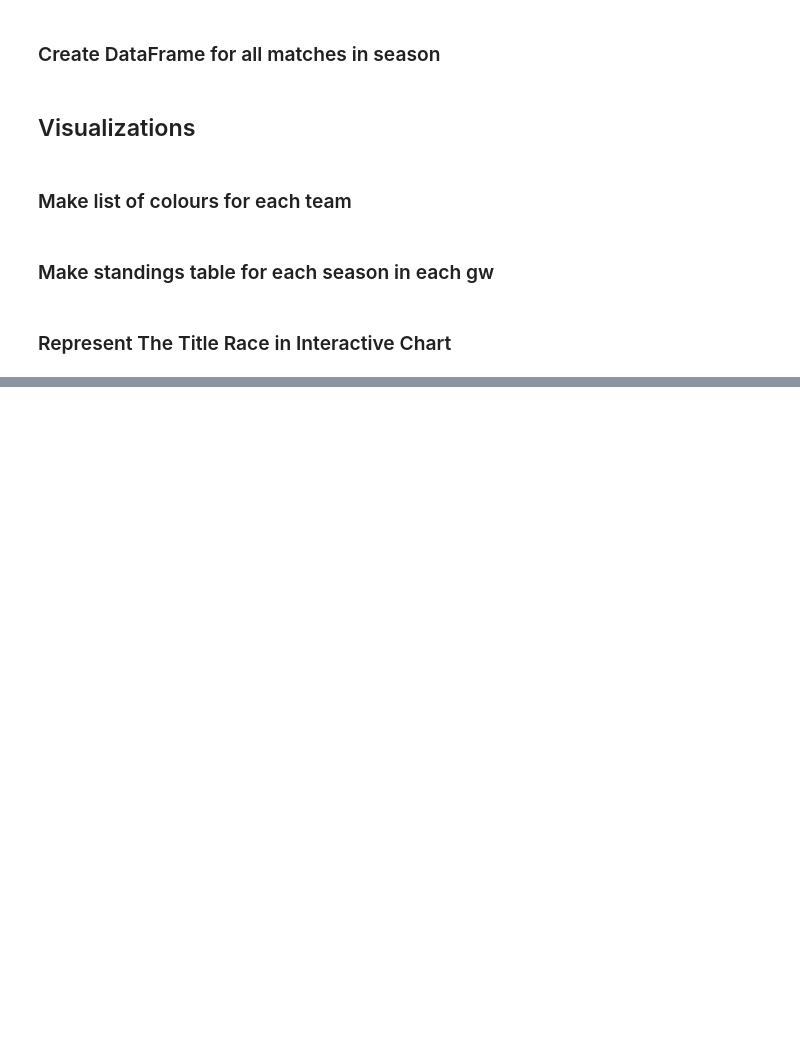
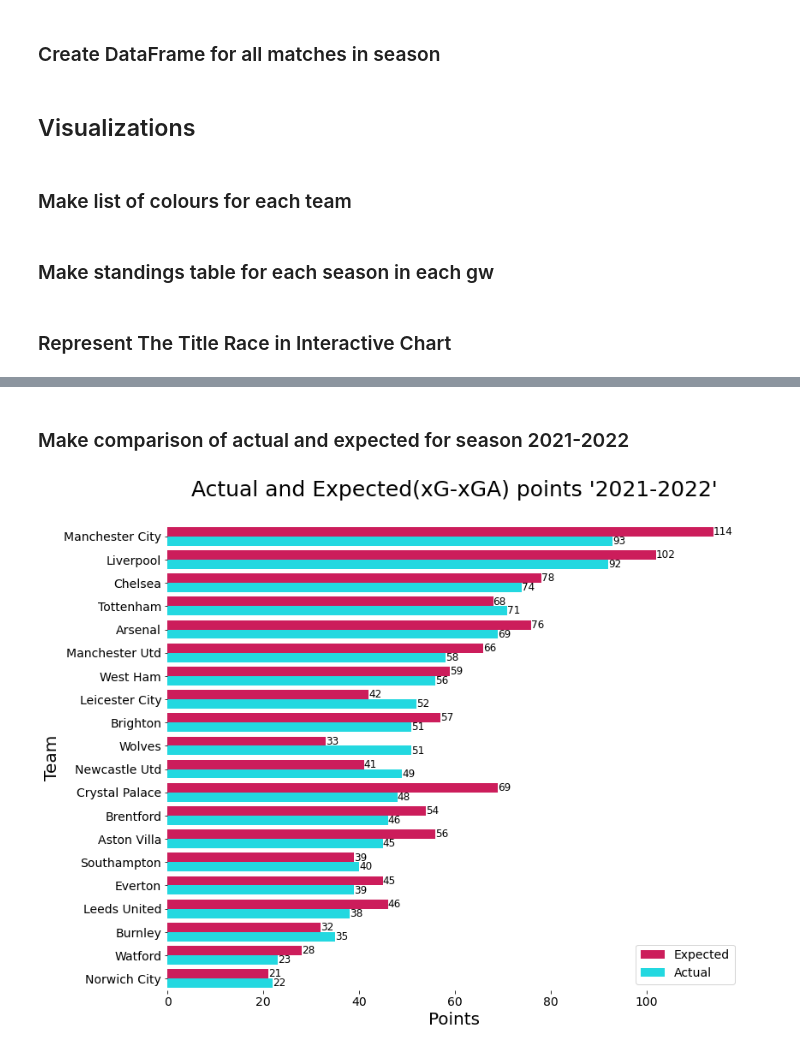
Before and after one commit to karimothman6/PL, a Jupyter notebook: Data Analysis and Visualization.ipynb, the cells around one changed output, grey strips where cells are left out. Cells and saved outputs as stored; diff of their text form; code cells hidden in the pictures; blank space fills up the shorter version.

```diff
--- a/Data Analysis and Visualization.ipynb
+++ b/Data Analysis and Visualization.ipynb
@@ -33,7 +33,7 @@ seasons=["2021-2022","2020-2021","2019-2020"]
 #Intiate empty list of lists to store the resultant links in it
 teams_link=[[] for i in range(len(seasons))]
 teams_name=[[] for i in range(len(seasons))]
-
+teams_pts =[]
 
 # Main page of Premier League Stats
 driver.get("https://fbref.com/en/comps/9/Premier-League-Stats")
@@ -65,6 +65,10 @@ for season in range(len(seasons)):
                 teams_link[season].append(team_link)
                 teams_name[season].append(team_name)
 
+    pts=driver.find_element(By.ID,"results"+seasons[season]+"91_overall")
+    teams_pts.append(pd.read_html(pts.get_attribute("outerHTML")))
+
+
 #Quit session
 driver.quit()
 # %% [markdown]
@@ -922,7 +926,7 @@ for season in range(len(seasons)):
 standings_df["Season"]=standings_df["Season"].replace(list(range(3)),seasons)
 
 #Create pivot table
-standings_df=standings_df.pivot_table("Pts",["Season","Round"],"Team")
+standings_df_piv=standings_df.pivot_table("Pts",["Season","Round"],"Team")
 # %% [markdown]
 ### Represent The Title Race in Interactive Chart
 # %%
@@ -936,7 +940,7 @@ fig.update_layout(  autosize=False,  width=950, height=800)
 
 for season in range(len(seasons)):
     for team in range(20):
-        fig.add_trace(go.Scatter(x=list(range(1,39)),y=standings_df[teams_name[season][team]][seasons[season]]))
+        fig.add_trace(go.Scatter(x=list(range(1,39)),y=standings_df_piv[teams_name[season][team]][seasons[season]]))
         fig.data[-1].name       = teams_name[season][team]
         fig.data[-1].line.color = colours[season][team]
 
@@ -979,7 +983,6 @@ fig.update_layout(
     ]
 )
 
-
 fig.show()
 # %% [output]
 [interactive output not drawn]
@@ -985,0 +1107,42 @@ fig.show()
+# %% [markdown]
+### Make comparison of actual and expected for season 2021-2022
+# %%
+pts_ex1 =list(standings_expected.loc[740:759]["Pts"])
+pts_ex2 =list(standings_expected.loc[1500:1519]["Pts"])
+pts_ex3 =list(standings_expected.loc[2260:]["Pts"])
+
+team_ex1=list(standings_expected.loc[740:759]["Team"])
+team_ex2=list(standings_expected.loc[1500:1519]["Team"])
+team_ex3=list(standings_expected.loc[2260:]["Team"])
+
+pts_ac1 =list(standings_df.loc[740:759]["Pts"])
+pts_ac2 =list(standings_df.loc[1500:1519]["Pts"])
+pts_ac3 =list(standings_df.loc[2260:]["Pts"])
+
+team_ac1=list(standings_df.loc[740:759]["Team"])
+team_ac2=list(standings_df.loc[1500:1519]["Team"])
+team_ac3=list(standings_df.loc[2260:]["Team"])
+
+ac_ex_pd=pd.DataFrame({"Season": ["2021-2022"]*40 + ["2020-2021"]*40 + ["2019-2020"]*40,
+                       "Team"  : team_ex1+team_ac1+team_ex2+team_ac2+team_ex3+team_ac3,
+                       "Pts"   : pts_ex1+pts_ac1+pts_ex2+pts_ac2+pts_ex3+pts_ac3,
+                       "Status": (["Expected"]*20+["Actual"]*20)*3})
+
+palette=["#e90052","#04f5ff","#38003c" ,  "#00ff85","#ffffff"]
+sns.set_palette(palette)
+f,ax=plt.subplots(figsize=(12,10))
+
+sns.barplot(x="Pts",y="Team",hue="Status" , data=ac_ex_pd[ac_ex_pd["Season"]=="2021-2022"])
+
+ax.set_title("Actual and Expected(xG-xGA) points '2021-2022'",fontsize=25,y=1.05)
+ax.legend(loc="lower right", frameon=True,prop={"size":14})
+plt.xlabel("Points",fontsize=20)
+plt.ylabel("Team",fontsize=20)
+plt.xticks(fontsize=14)
+plt.yticks(fontsize=14)
+sns.despine(left=True, bottom=True)
+
+for i in ax.containers:
+    ax.bar_label(i,fontsize="12")
+# %% [output]
+[figure, added]
```
Also changed, not shown: parts of 5 cells of this notebook, 2 other files.
